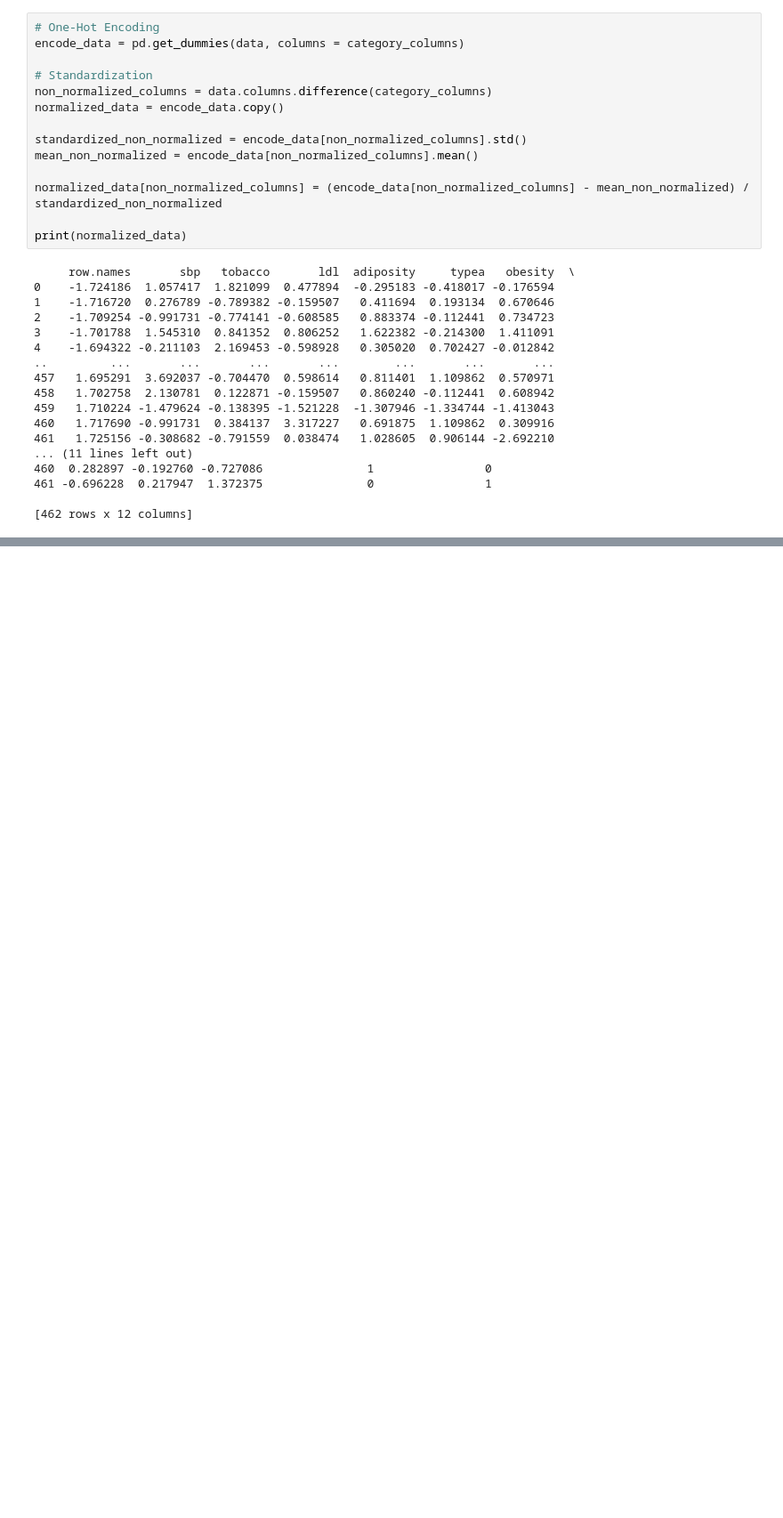
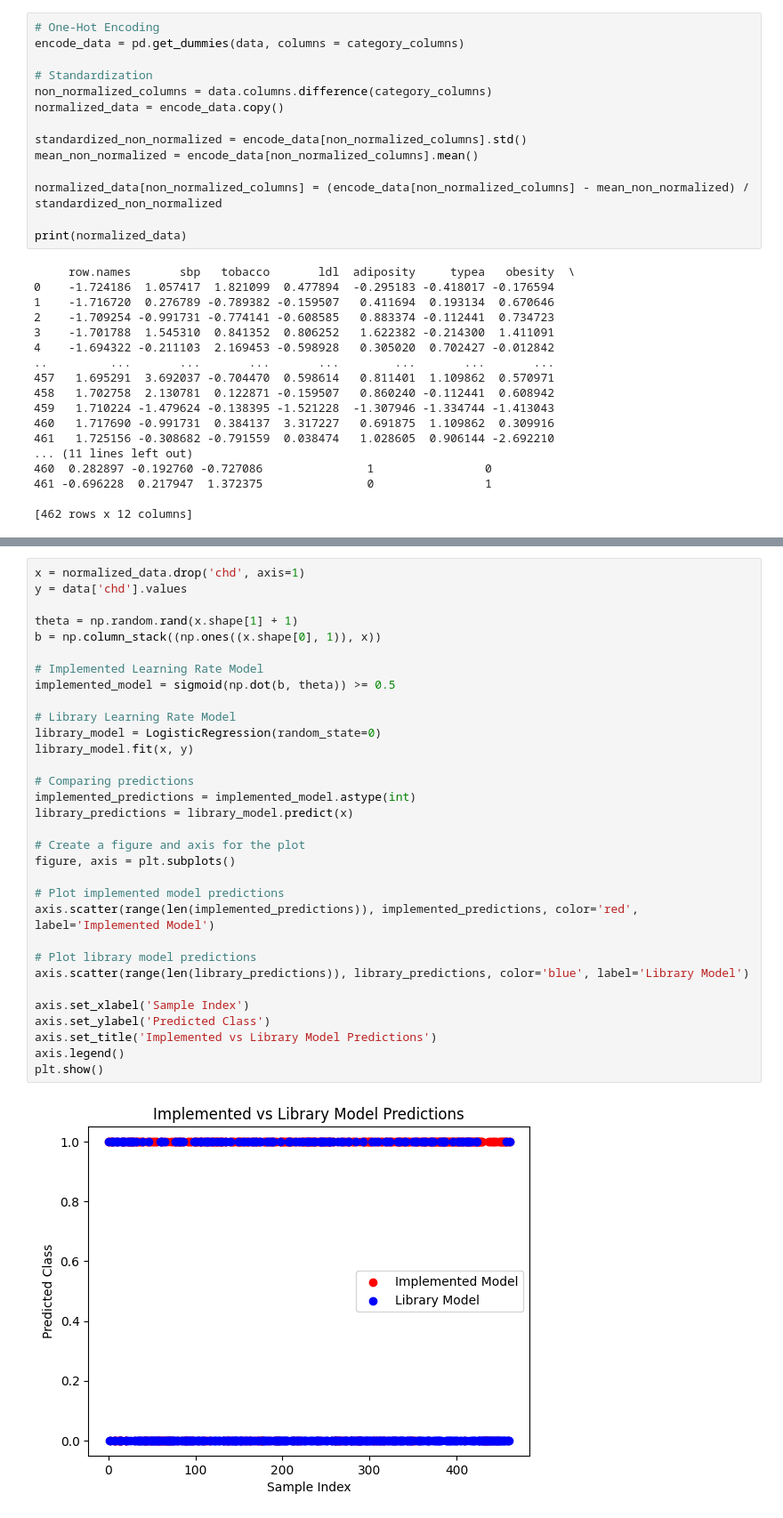
Before and after one commit to aaruma/Intelligent-Systems, a Jupyter notebook: Arjen_Arumalingam_Lab_2.ipynb, the cells around one changed output, grey strips where cells are left out. Shown: that part at 89% size. Drawn from its saved outputs; the diff is of its cells as text; blank space fills up the shorter version.

```diff
--- a/Arjen_Arumalingam_Lab_2.ipynb
+++ b/Arjen_Arumalingam_Lab_2.ipynb
@@ -111,0 +210,34 @@ SyntaxError: expected ':' (<ipython-input-29-c8d568812df9>, line 6)
+# %%
+x = normalized_data.drop('chd', axis=1)
+y = data['chd'].values
+
+theta = np.random.rand(x.shape[1] + 1)
+b = np.column_stack((np.ones((x.shape[0], 1)), x))
+
+# Implemented Learning Rate Model
+implemented_model = sigmoid(np.dot(b, theta)) >= 0.5
+
+# Library Learning Rate Model
+library_model = LogisticRegression(random_state=0)
+library_model.fit(x, y)
+
+# Comparing predictions
+implemented_predictions = implemented_model.astype(int)
+library_predictions = library_model.predict(x)
+
+# Create a figure and axis for the plot
+figure, axis = plt.subplots()
+
+# Plot implemented model predictions
+axis.scatter(range(len(implemented_predictions)), implemented_predictions, color='red', label='Implemented Model')
+
+# Plot library model predictions
+axis.scatter(range(len(library_predictions)), library_predictions, color='blue', label='Library Model')
+
+axis.set_xlabel('Sample Index')
+axis.set_ylabel('Predicted Class')
+axis.set_title('Implemented vs Library Model Predictions')
+axis.legend()
+plt.show()
+# %% [output]
+[figure, added]
```
Also changed, not shown: parts of 3 cells of this notebook.
